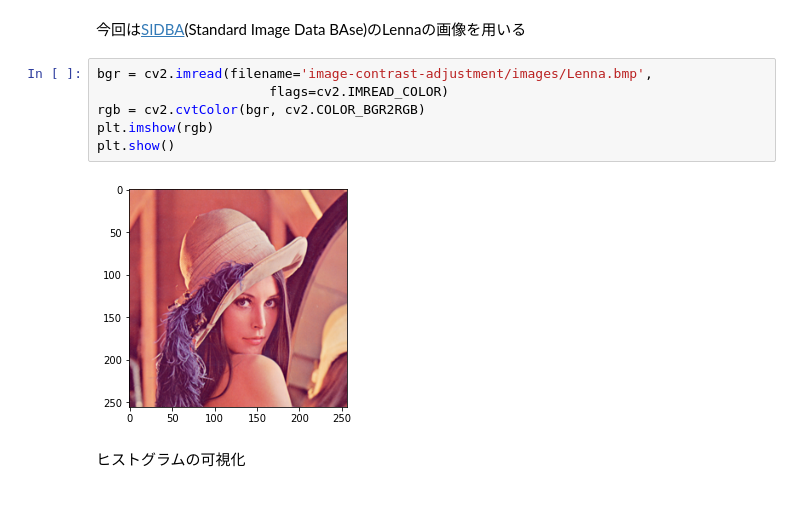
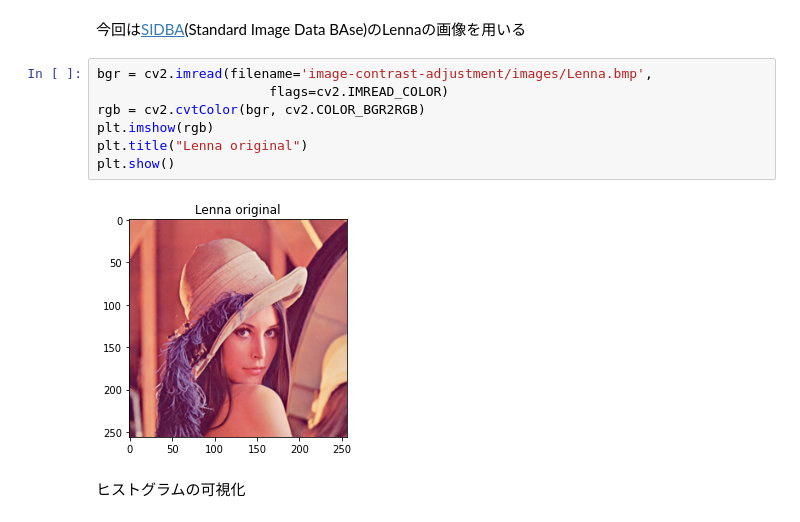
Before and after one commit to ken-ty/image-contrast-adjustment, a Jupyter notebook: image_contrast_adjustment.ipynb, the cells around one changed output. Drawn from its saved outputs; the diff is of its cells as text.

```diff
--- a/image_contrast_adjustment.ipynb
+++ b/image_contrast_adjustment.ipynb
@@ -29,11 +29,12 @@ Airplane.bmp  couple.bmp   Girl.bmp   Mandrill.bmp  Parrots.bmp   Sailboat.bmp
 # %%
 bgr = cv2.imread(filename='image-contrast-adjustment/images/Lenna.bmp',
                       flags=cv2.IMREAD_COLOR)
 rgb = cv2.cvtColor(bgr, cv2.COLOR_BGR2RGB)
 plt.imshow(rgb)
+plt.title("Lenna original")
 plt.show()
 # %% [output]
-[figure, old version]
+[figure, new version]
 # %% [markdown]
 ヒストグラムの可視化
 # %%
```
Also changed, not shown: parts of 2 cells of this notebook.
